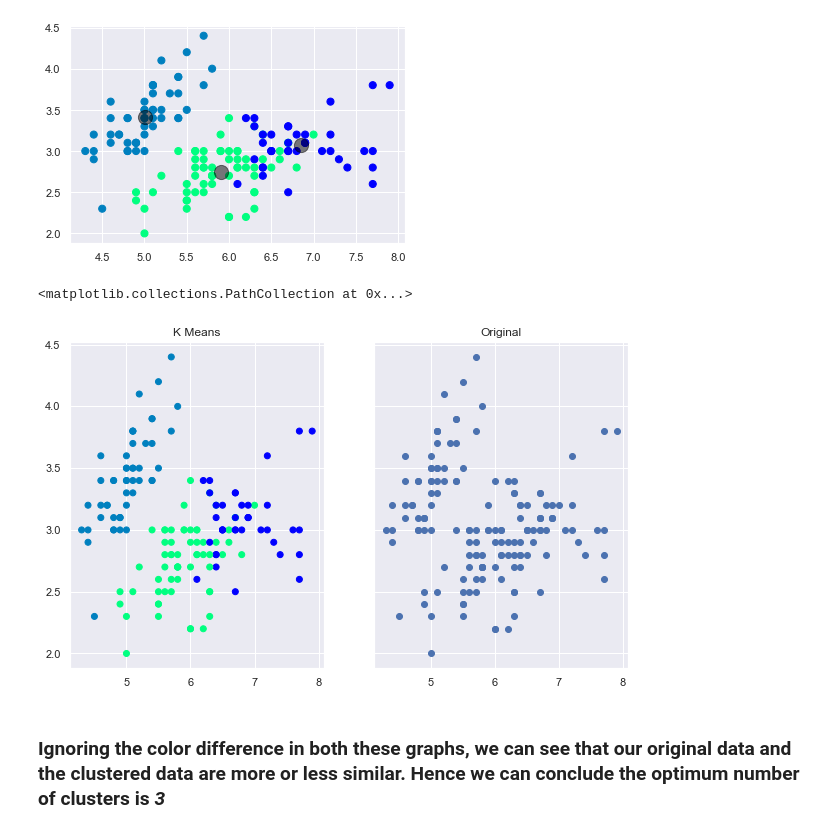
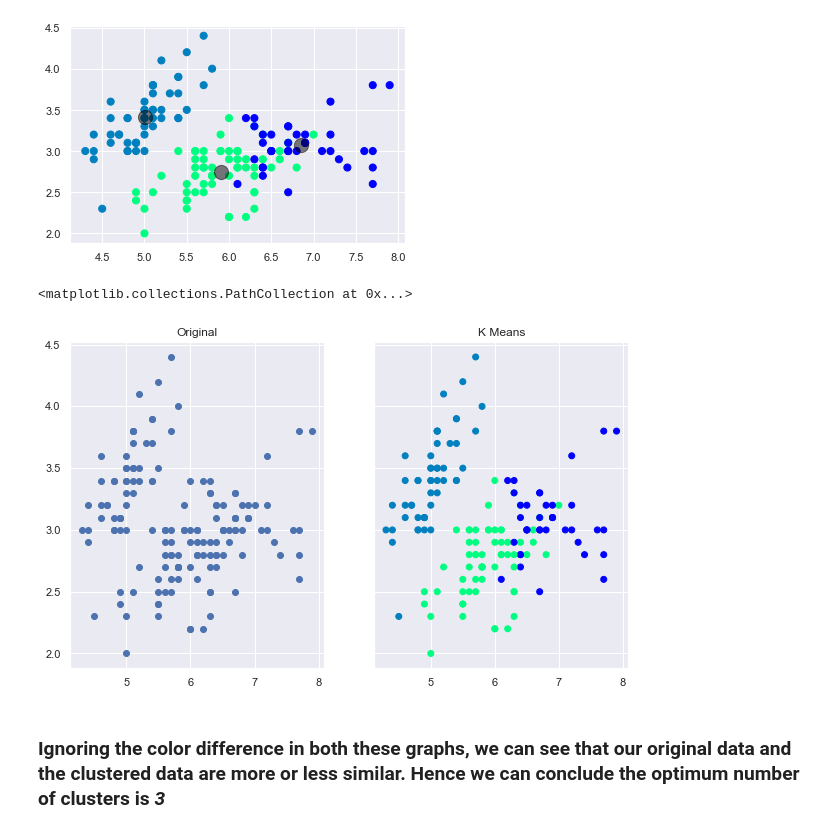
Before and after one commit to akhil-here/TSF-GRIP21, a Jupyter notebook: Task2-TSF/Task2.ipynb, the cells around one changed output. Drawn from its saved outputs; the diff is of its cells as text; code cells hidden in the pictures.

```diff
--- a/Task2-TSF/Task2.ipynb
+++ b/Task2-TSF/Task2.ipynb
@@ -121,14 +130,15 @@ plt.scatter(centers[:, 0], centers[:, 1], c='black', s=200, alpha=0.5);
 # %%
 #Comparing our original data versus our clustered results
 
 f, (ax1, ax2) = plt.subplots(1, 2, sharey=True,figsize=(10,6))
-ax1.set_title('K Means')
-ax1.scatter(x[:,0],x[:,1],c=kmeans.labels_,cmap='winter')
-ax2.set_title("Original")
-ax2.scatter(x[:,0],x[:,1],cmap='rainbow')
+
+ax1.set_title("Original")
+ax1.scatter(x[:,0],x[:,1],cmap='rainbow')
+ax2.set_title('K Means')
+ax2.scatter(x[:,0],x[:,1],c=kmeans.labels_,cmap='winter')
 # %% [output]
 <matplotlib.collections.PathCollection at 0x...>
-[figure, old version]
+[figure, new version]
 # %% [markdown]
 ### Ignoring the color difference in both these graphs, we can see that our original data and the clustered data are more or less similar. Hence we can conclude the optimum number of clusters is *3*
 # %%
```
Also changed, not shown: parts of 2 cells of this notebook.
